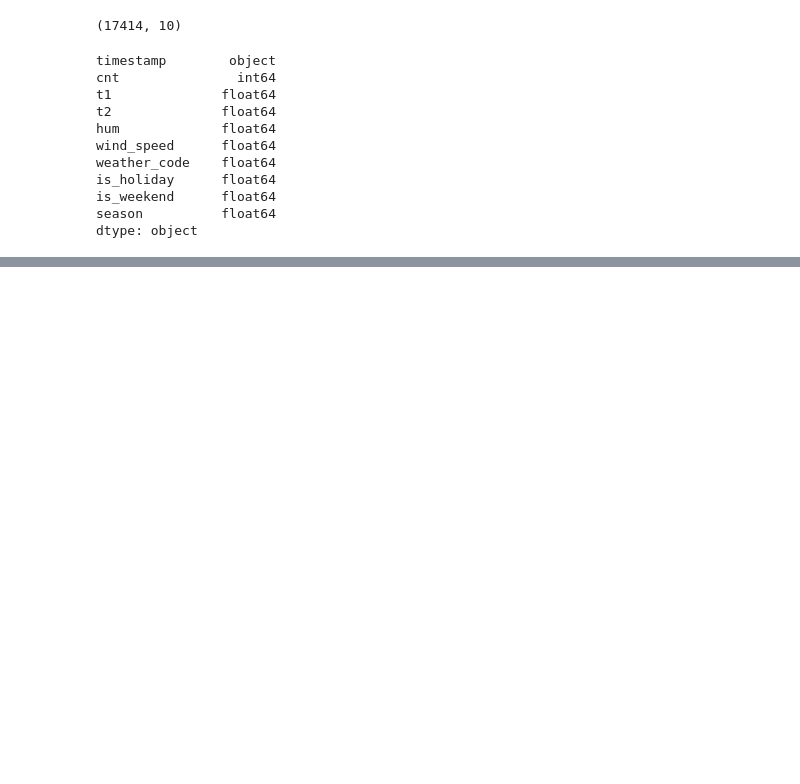
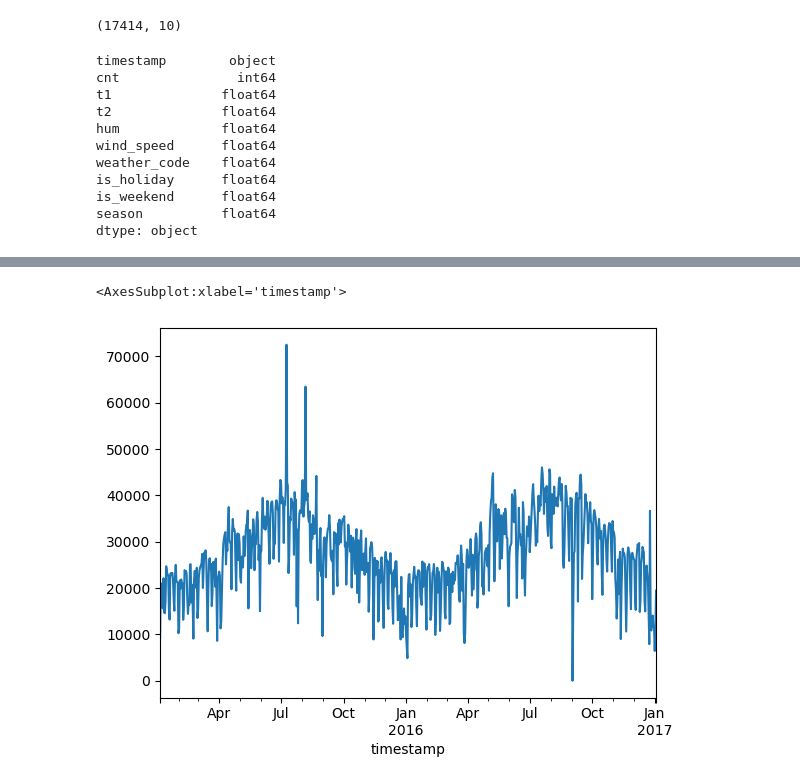
Before and after one commit to Prion84/courses, a Jupyter notebook: bikes_rent/bikes.ipynb, the cells around one changed output, grey strips where cells are left out. Cells and saved outputs as stored; diff of their text form; code cells hidden in the pictures; blank space fills up the shorter version.

```diff
--- a/bikes_rent/bikes.ipynb
+++ b/bikes_rent/bikes.ipynb
@@ -47,0 +59,7 @@ df.weather_code = df.weather_code.astype('int')
+# %%
+# previous plot is difficult to read
+#df.resample(rule='D').cnt.sum()
+df.loc[:, ['timestamp', 'cnt']].set_index('timestamp').resample(rule='D').cnt.sum().plot()
+# %% [output]
+<AxesSubplot:xlabel='timestamp'>
+[figure, added]
```
Also changed, not shown: parts of 2 cells of this notebook.
